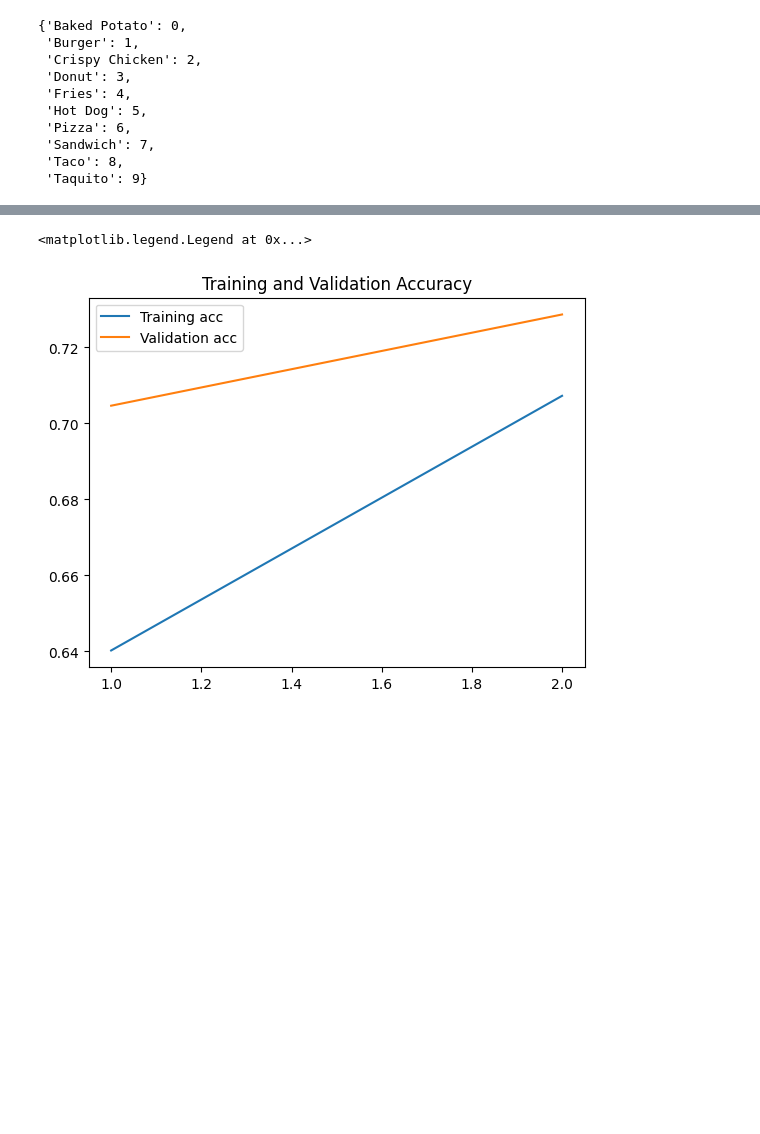
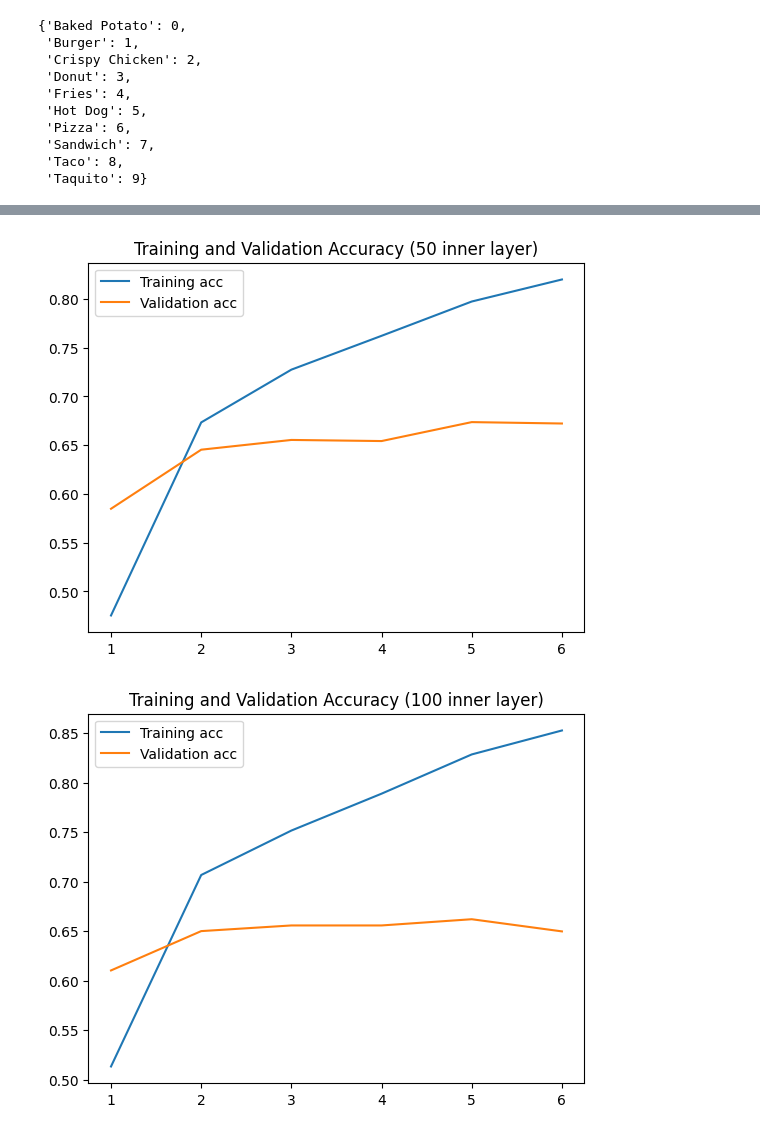
Before and after one commit to alejomaar/Machine-Learning-Zoomcamp, a Jupyter notebook: Capstone 1/notebook.ipynb, the cells around one changed output, grey strips where cells are left out. Cells and saved outputs as stored; diff of their text form; code cells hidden in the pictures; blank space fills up the shorter version.

Commit message:
ADD layer shape tunning

```diff
--- a/Capstone 1/notebook.ipynb
+++ b/Capstone 1/notebook.ipynb
@@ -90,5 +124,15 @@ Epoch 2/2
-# %%
-acc = history.history['acc']
-val_acc= history.history['val_acc']
-loss = history.history['loss']
-val_loss= history.history['val_loss']
+# %%
+scores = {}
+
+for ind,size_inner in enumerate([50,100,150]):
+    print(size_inner)
+    epochs =6
+    filename = f'xception_v1_size_{size_inner}'
+
+    model = make_cnn_model(learning_rate=0.003, size_inner=size_inner, droprate=0.0)
+    history = train(model,train_ds,val_ds,epochs,filename)
+    scores[size_inner] = history.history
+    del model
+    del history
+    print()
+    print()
@@ -95,12 +159,20 @@ val_loss= history.history['val_loss']
+# %%
+score_size_50 = scores[50]
+score_size_100 = scores[100]
+score_size_150 = scores[150]
+# %%
+scores =  [score_size_50,score_size_100,score_size_150]
 # %%
+layer_s = [50,100,150]
+for s,l in zip(scores,layer_s):
+    acc = s['categorical_accuracy']
+    val_acc= s['val_categorical_accuracy']
+    plt.plot(epochs, acc, label='Training acc')
+    plt.plot(epochs, val_acc, label='Validation acc')
 
-epochs = range(1,len(acc)+1)
-
-plt.plot(epochs, acc, label='Training acc')
-plt.plot(epochs, val_acc, label='Validation acc')
-
-plt.title('Training and Validation Accuracy')
-plt.legend()
+    plt.title(f'Training and Validation Accuracy ({l} inner layer)')
+    plt.legend()
+    plt.show()
 # %% [output]
-<matplotlib.legend.Legend at 0x...>
-[figure, old version]
+[figure, new version]
+[figure, added]
```
Also changed, not shown: parts of 13 cells of this notebook, 1 other file.
